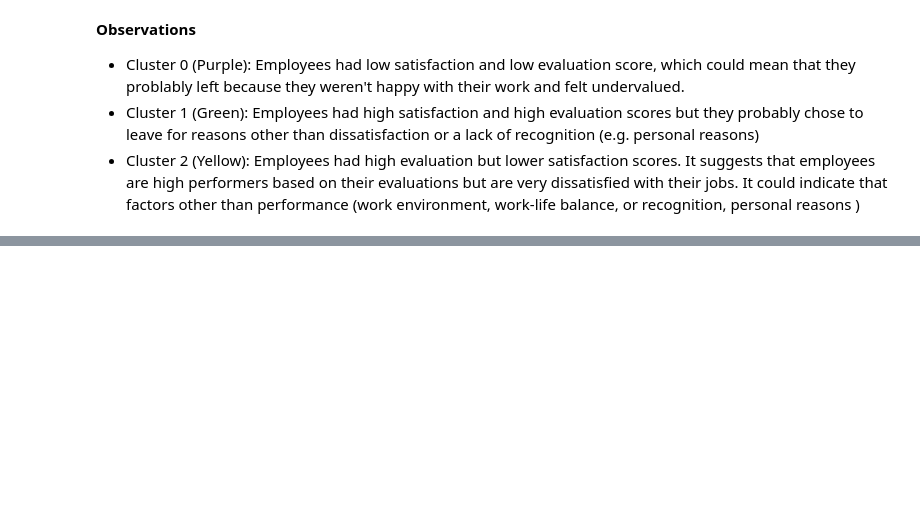
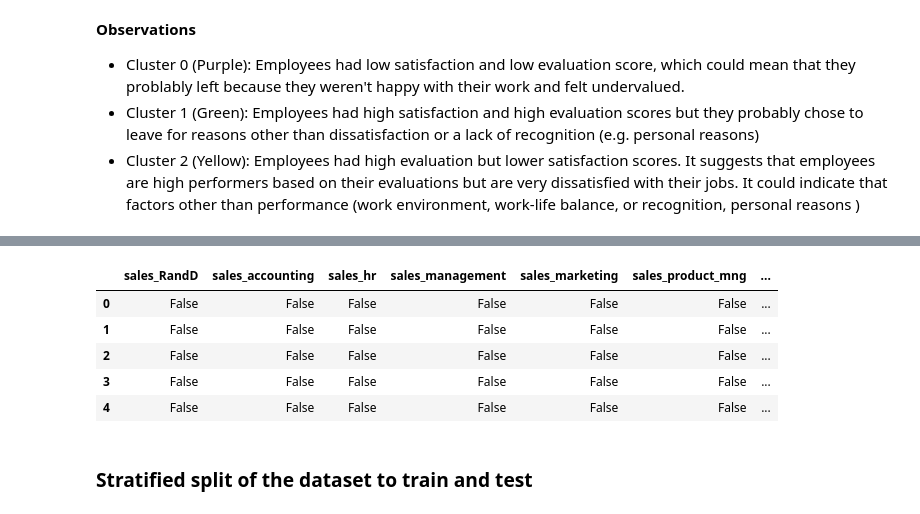
Before and after one commit to karmenatwork/4_CB_employees_turnover, a Jupyter notebook: main.ipynb, the cells around one changed output, grey strips where cells are left out. Cells and saved outputs as stored; diff of their text form; code cells hidden in the pictures; blank space fills up the shorter version.

```diff
--- a/main.ipynb
+++ b/main.ipynb
@@ -392,0 +428,5 @@ __Observations__
+# %%
+# Separate features and target
+X = df.drop('left', axis=1)
+y = df['left']
+X.head()
@@ -392,0 +440,16 @@ __Observations__
+# %%
+# Separate categorical and numerical variables
+cols = list(df.columns)
+categorical_vars = cols[-2:] #['sales', 'salary']
+numeric_vars = X.drop(columns=categorical_vars).columns
+# %%
+# Apply get_dummies to categorical variables
+X_categorical = pd.get_dummies(X[categorical_vars], drop_first=True)
+X_categorical.head()
+# %% [output]
+|  | sales_RandD | sales_accounting | sales_hr | sales_management | sales_marketing | sales_product_mng | ... |
+| 0 | False | False | False | False | False | False | ... |
+| 1 | False | False | False | False | False | False | ... |
+| 2 | False | False | False | False | False | False | ... |
+| 3 | False | False | False | False | False | False | ... |
+| 4 | False | False | False | False | False | False | ... |
@@ -392,0 +459,2 @@ __Observations__
+# %% [markdown]
+### Stratified split of the dataset to train and test
```
Also changed, not shown: parts of 22 cells of this notebook.
